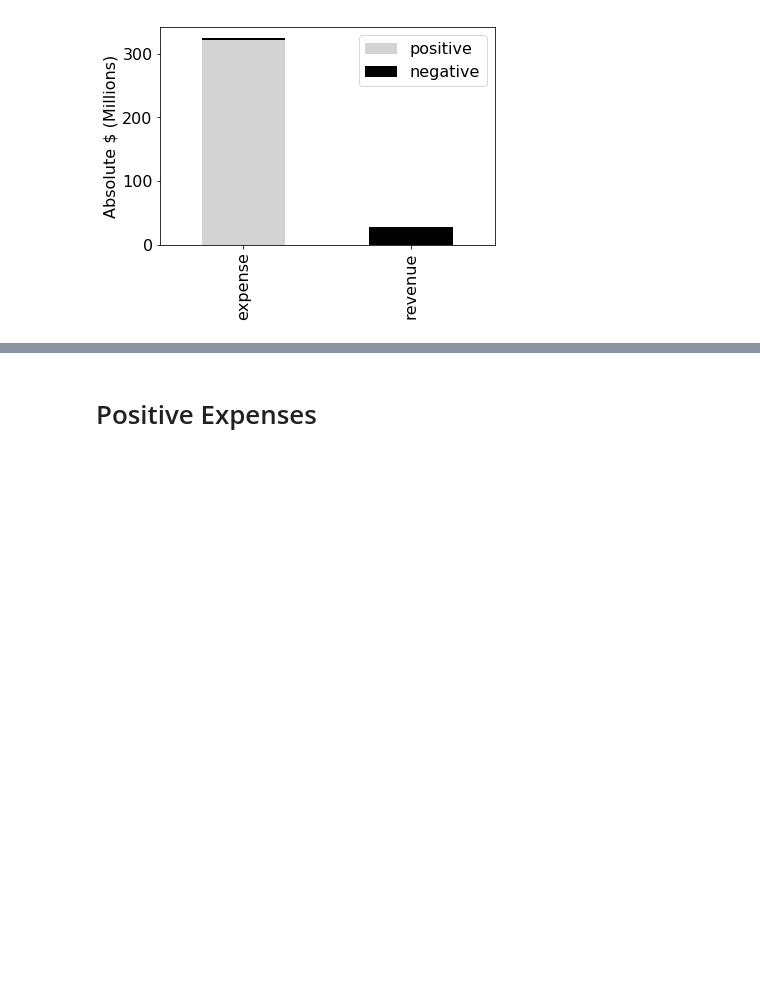
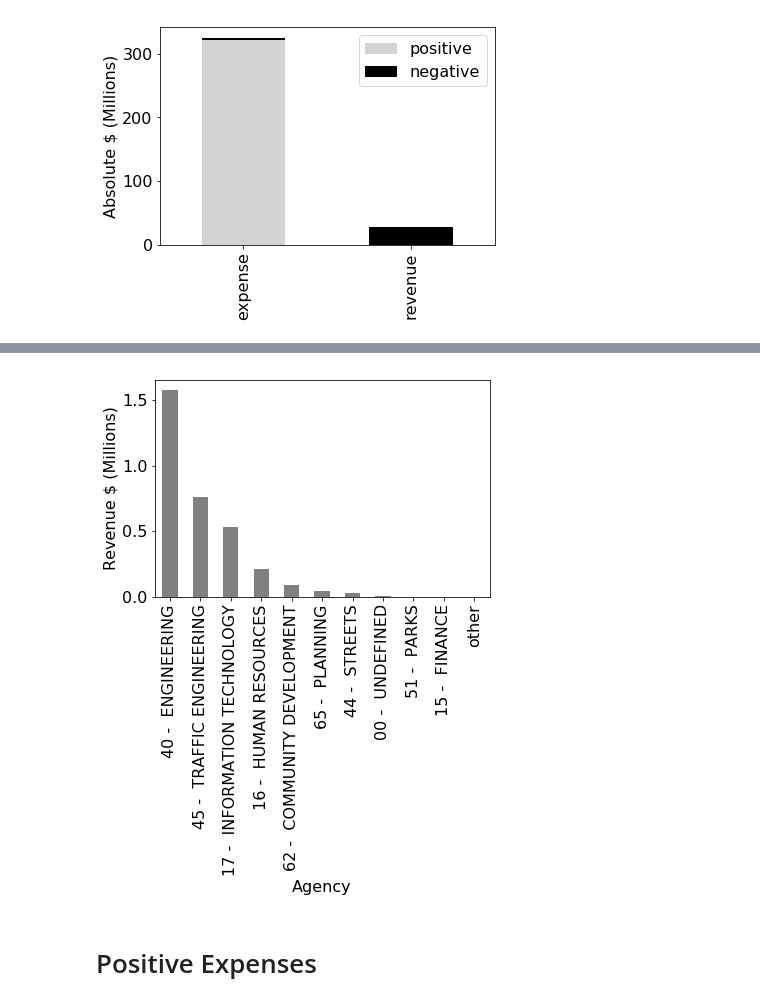
Before and after one commit to tylerharter/s19-city, a Jupyter notebook: overview.ipynb, the cells around one changed output, grey strips where cells are left out. Saved outputs shown, nothing was run; the diff lists cells and outputs as text; code cells hidden in the pictures; blank space fills up the shorter version.

```diff
--- a/overview.ipynb
+++ b/overview.ipynb
@@ -68,0 +71,5 @@ df[(df["Account Type"] == "Revenue") & (df["2018"] > 0)]
+# %%
+revenues = DataFrame(df[(df["Account Type"] == "Expense") & (df["2018"] < 0)])
+for year in range(2015, 2018+1):
+    revenues[str(year)] *= -1
+revenues.head()
@@ -68,0 +83,3 @@ df[(df["Account Type"] == "Revenue") & (df["2018"] > 0)]
+# %%
+revenue_agg = revenues.groupby("Agency").agg("sum") / 1e6
+revenue_agg
@@ -69,3 +102,13 @@ df[(df["Account Type"] == "Revenue") & (df["2018"] > 0)]
+# %%
+agency_rev = revenue_agg["2018"].sort_values(ascending=False)
+total = agency_rev.sum()
+top10 = agency_rev[:10]
+top10["other"] = total - sum(top10)
+ax = top10.plot.bar(color="gray")
+ax.set_ylabel("Revenue $ (Millions)")
+None
+# %% [output]
+[figure, added]
 # %% [markdown]
 # Positive Expenses
 # %%
```
Also changed, not shown: parts of 9 cells of this notebook, 1 other file.
